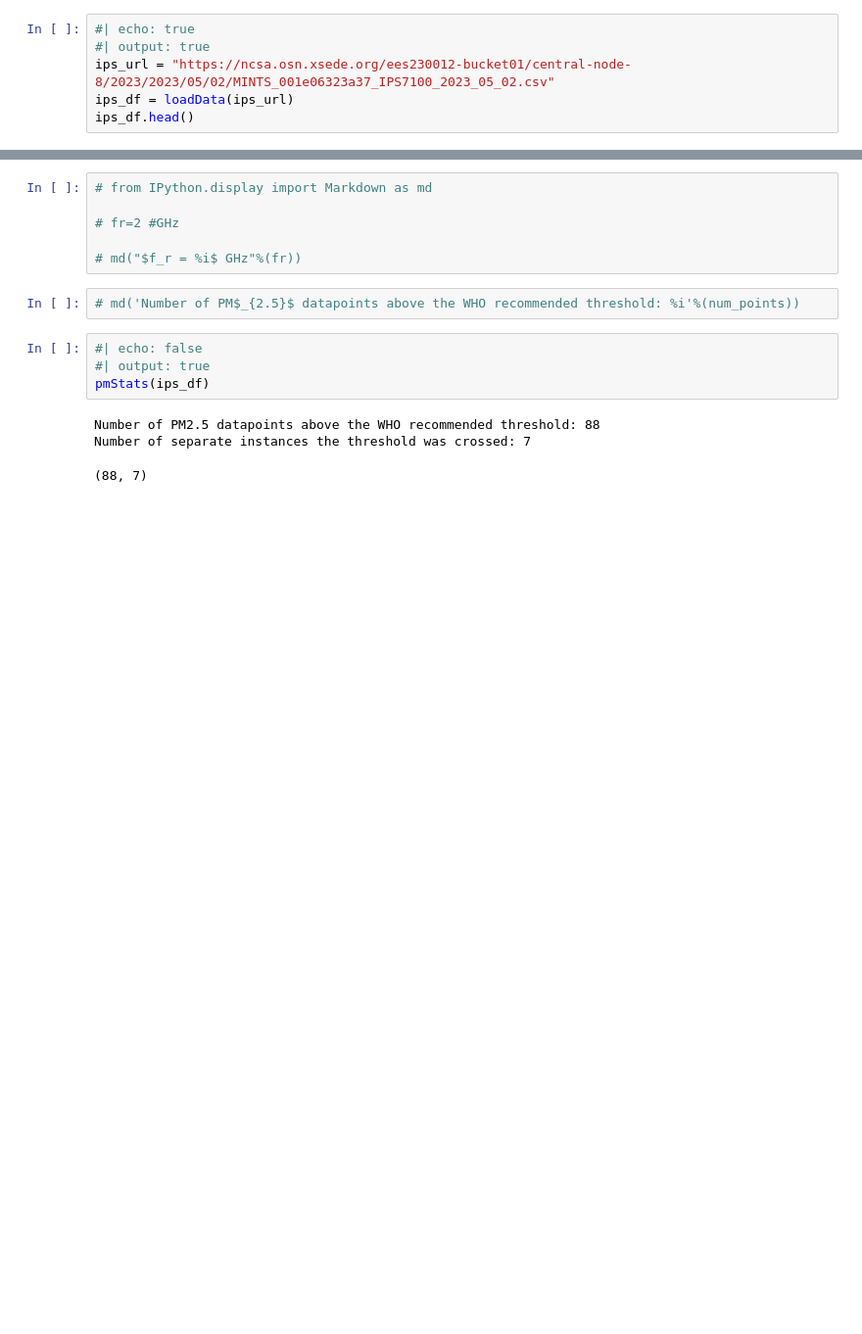
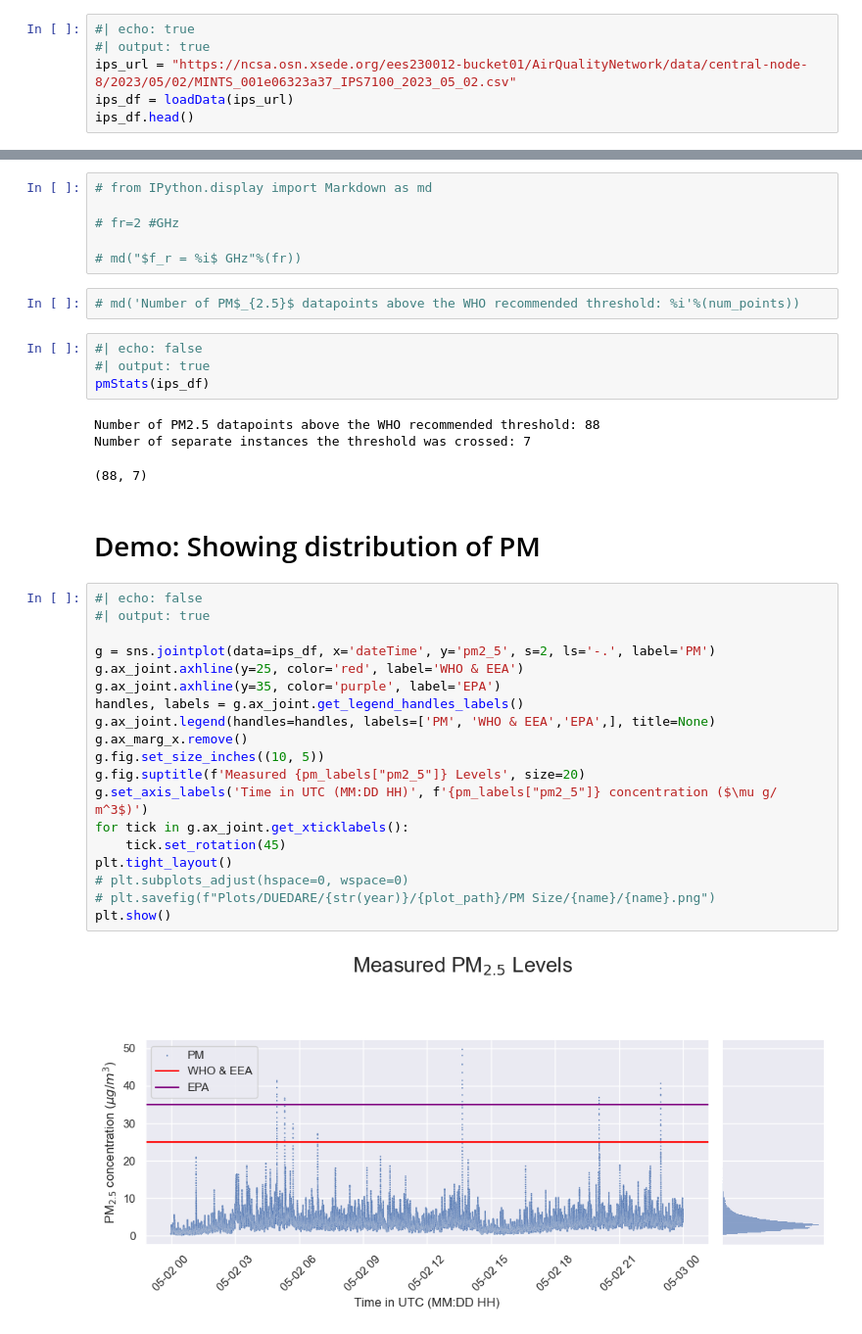
Before and after one commit to mi3nts/mints-aq-reports, a Jupyter notebook: notebooks/pm_data.ipynb, the cells around one changed output, grey strips where cells are left out. Shown at 98% size. Drawn from its saved outputs; the diff is of its cells as text; blank space fills up the shorter version.

Commit message:
added distribution of pm on y-axis

```diff
--- a/notebooks/pm_data.ipynb
+++ b/notebooks/pm_data.ipynb
@@ -50,7 +50,7 @@ bme_df.head()
 # %%
 #| echo: true
 #| output: true
-ips_url = "https://ncsa.osn.xsede.org/ees230012-bucket01/central-node-8/2023/2023/05/02/MINTS_001e06323a37_IPS7100_2023_05_02.csv"
+ips_url = "https://ncsa.osn.xsede.org/ees230012-bucket01/AirQualityNetwork/data/central-node-8/2023/05/02/MINTS_001e06323a37_IPS7100_2023_05_02.csv"
 ips_df = loadData(ips_url)
 ips_df.head()
 # %% [output]
@@ -157,3 +157,26 @@ pmStats(ips_df)
 Number of PM2.5 datapoints above the WHO recommended threshold: 88
 Number of separate instances the threshold was crossed: 7
 (88, 7)
+# %% [markdown]
+# Demo: Showing distribution of PM
+# %%
+#| echo: false
+#| output: true
+
+g = sns.jointplot(data=ips_df, x='dateTime', y='pm2_5', s=2, ls='-.', label='PM')
+g.ax_joint.axhline(y=25, color='red', label='WHO & EEA')
+g.ax_joint.axhline(y=35, color='purple', label='EPA')
+handles, labels = g.ax_joint.get_legend_handles_labels()
+g.ax_joint.legend(handles=handles, labels=['PM', 'WHO & EEA','EPA',], title=None)
+g.ax_marg_x.remove()
+g.fig.set_size_inches((10, 5))
+g.fig.suptitle(f'Measured {pm_labels["pm2_5"]} Levels', size=20)
+g.set_axis_labels('Time in UTC (MM:DD HH)', f'{pm_labels["pm2_5"]} concentration ($\mu g/ m^3$)')
+for tick in g.ax_joint.get_xticklabels():
+    tick.set_rotation(45)
+plt.tight_layout()
+# plt.subplots_adjust(hspace=0, wspace=0)
+# plt.savefig(f"Plots/DUEDARE/{str(year)}/{plot_path}/PM Size/{name}/{name}.png")
+plt.show()
+# %% [output]
+[figure, added]
```
Also changed, not shown: parts of 1 cell of this notebook, 1 other file.
